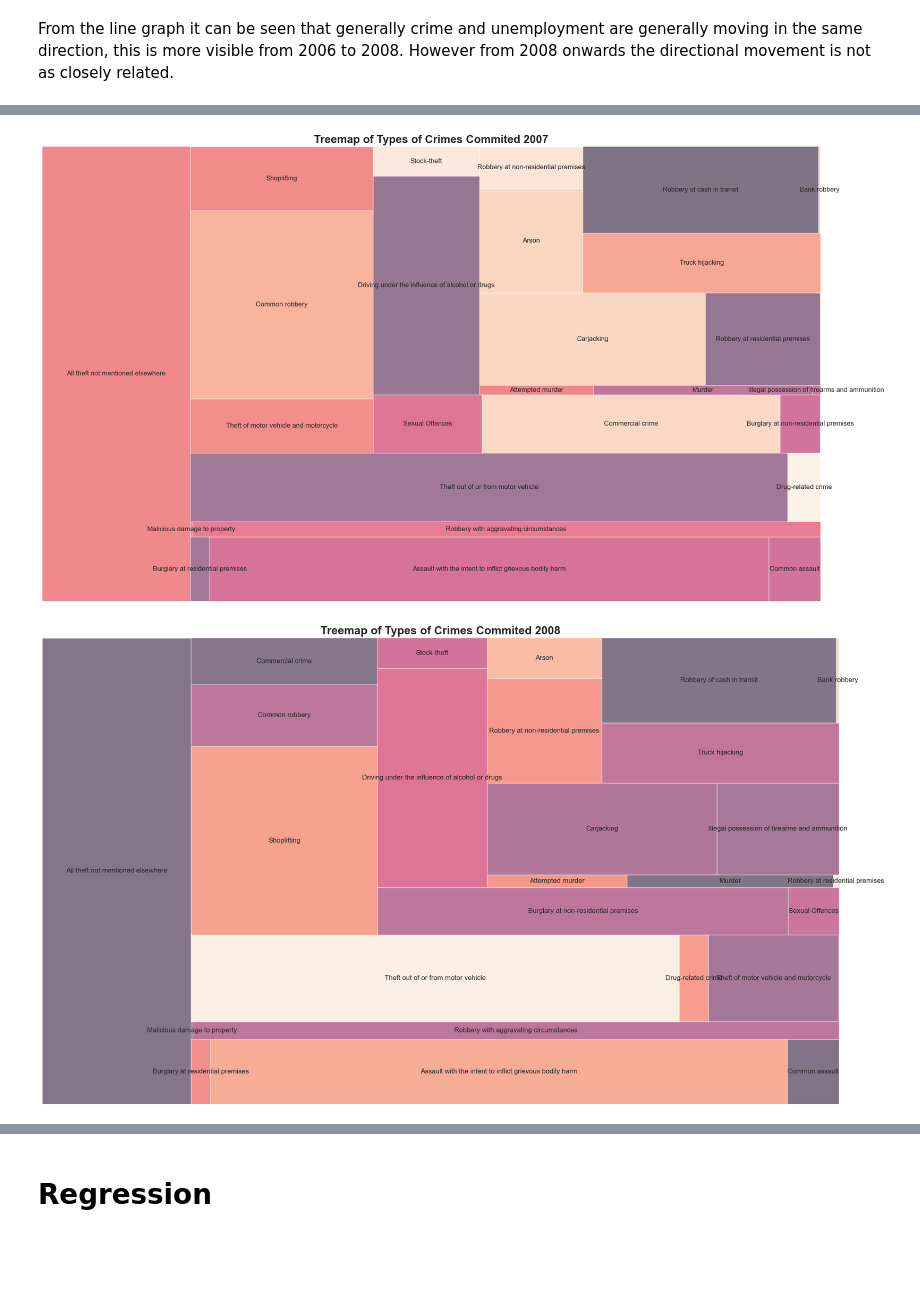
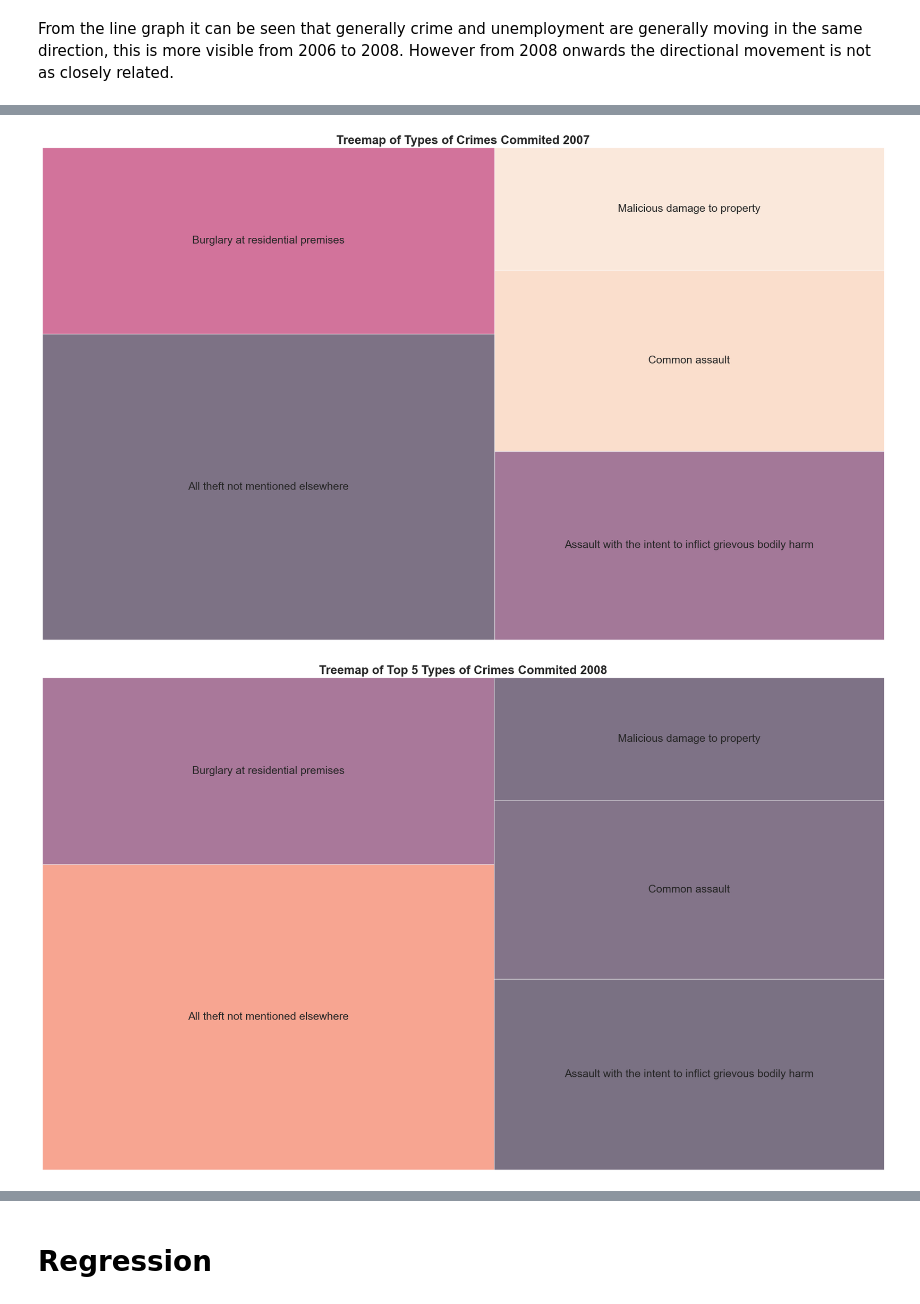
Before and after one commit to NigelGondo/Portfolio_Projects, a Jupyter notebook: Unemployment and Crime in South Africa (Regression).ipynb, the cells around one changed output, grey strips where cells are left out. Drawn from its saved outputs; the diff is of its cells as text; code cells hidden in the pictures; blank space fills up the shorter version.

```diff
--- a/Unemployment and Crime in South Africa (Regression).ipynb
+++ b/Unemployment and Crime in South Africa (Regression).ipynb
@@ -438,54 +455,68 @@ df_crime_stats_grouped_category
 df = df_crime_stats_grouped_category.drop('Sexual offences as result of police action', axis = 0)
 
 df_2006 = pd.DataFrame(df['2006']).sort_values('2006', ascending = False)
+df_2006 = df_2006[:5]
 category_list_2006 = list(df_2006.index)
 yr_2006 = list(df_2006['2006'])
 
 df_2007 = pd.DataFrame(df['2007']).sort_values('2007', ascending = False)
+df_2007 = df_2007[:5]
 category_list_2007 = list(df_2007.index)
-yr_2007 = list(df['2007'])
+yr_2007 = list(df_2007['2007'])
 
 df_2008 = pd.DataFrame(df['2008']).sort_values('2008', ascending = False)
+df_2008 = df_2008[:5]
 category_list_2008 = list(df_2008.index)
-yr_2008 = list(df['2008'])
+yr_2008 = list(df_2008['2008'])
 
 df_2009 = pd.DataFrame(df['2009']).sort_values('2009', ascending = False)
+df_2009 = df_2009[:5]
 category_list_2009 = list(df_2009.index)
-yr_2009 = list(df['2009'])
+yr_2009 = list(df_2009['2009'])
 
 df_2010 = pd.DataFrame(df['2010']).sort_values('2010', ascending = False)
+df_2010 = df_2010[:5]
 category_list_2010 = list(df_2010.index)
-yr_2010 = list(df['2010'])
+yr_2010 = list(df_2010['2010'])
 
 df_2011 = pd.DataFrame(df['2011']).sort_values('2011', ascending = False)
+df_2011 = df_2011[:5]
 category_list_2011 = list(df_2011.index)
-yr_2011 = list(df['2011'])
+yr_2011 = list(df_2011['2011'])
 
 df_2012 = pd.DataFrame(df['2012']).sort_values('2012', ascending = False)
+df_2012 = df_2012[:5]
 category_list_2012 = list(df_2012.index)
-yr_2012 = list(df['2012'])
+yr_2012 = list(df_2012['2012'])
 
 df_2013 = pd.DataFrame(df['2013']).sort_values('2013', ascending = False)
+df_2013 = df_2013[:5]
 category_list_2013 = list(df_2013.index)
-yr_2013 = list(df['2013'])
+yr_2013 = list(df_2013['2013'])
 
 df_2014 = pd.DataFrame(df['2014']).sort_values('2014', ascending = False)
+df_2014 = df_2014[:5]
 category_list_2014 = list(df_2014.index)
-yr_2014 = list(df['2014'])
+yr_2014 = list(df_2014['2014'])
 
 df_2015 = pd.DataFrame(df['2015']).sort_values('2015', ascending = False)
+df_2015 = df_2015[:5]
 category_list_2015 = list(df_2015.index)
-yr_2015 = list(df['2015'])
+yr_2015 = list(df_2015['2015'])
 
 df_2016 = pd.DataFrame(df['2016']).sort_values('2016', ascending = False)
+df_2016 = df_2016[:5]
 category_list_2016 = list(df_2016.index)
-yr_2016 = list(df['2016'])
+yr_2016 = list(df_2016['2016'])
 
+
+
+#creating function for reuse
 def tree_map_for_crimes(size, label, title):
     plt.figure(figsize = (25,15))
-    squarify.plot(sizes = size, label = label, pad = False, bar_kwargs={'alpha':.6}, text_kwargs={'fontsize':12})
+    squarify.plot(sizes = size, label = label, pad = False, bar_kwargs={'alpha':.6}, text_kwargs={'fontsize':18})
     plt.title(label = title, fontweight ='bold', fontsize = 20)
     plt.axis('off');
 
-tree_map_for_crimes(yr_2006, category_list_2006, 'Treemap of Types of Crimes Commited 2006')
+tree_map_for_crimes(yr_2006, category_list_2006, 'Treemap of Top 5 Types of Crimes Commited 2006')
 # %% [output]
@@ -493,9 +524,9 @@ tree_map_for_crimes(yr_2006, category_list_2006, 'Treemap of Types of Crimes Com
 # %%
 tree_map_for_crimes(yr_2007, category_list_2007, 'Treemap of Types of Crimes Commited 2007')
 # %% [output]
-[figure, old version]
+[figure, new version]
 # %%
-tree_map_for_crimes(yr_2008, category_list_2008, 'Treemap of Types of Crimes Commited 2008')
+tree_map_for_crimes(yr_2008, category_list_2008, 'Treemap of Top 5 Types of Crimes Commited 2008')
 # %% [output]
-[figure, old version]
+[figure, new version]
 # %%
```
Also changed, not shown: parts of 21 cells of this notebook.
